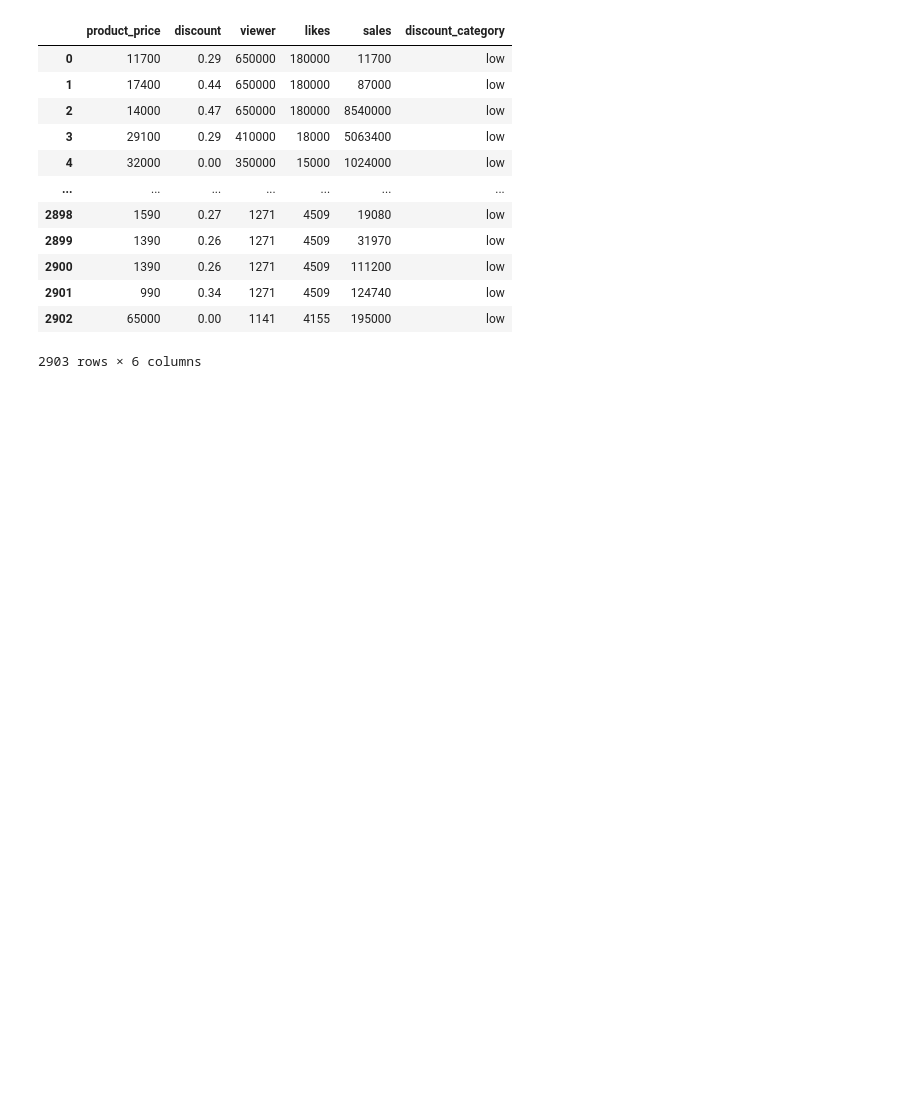
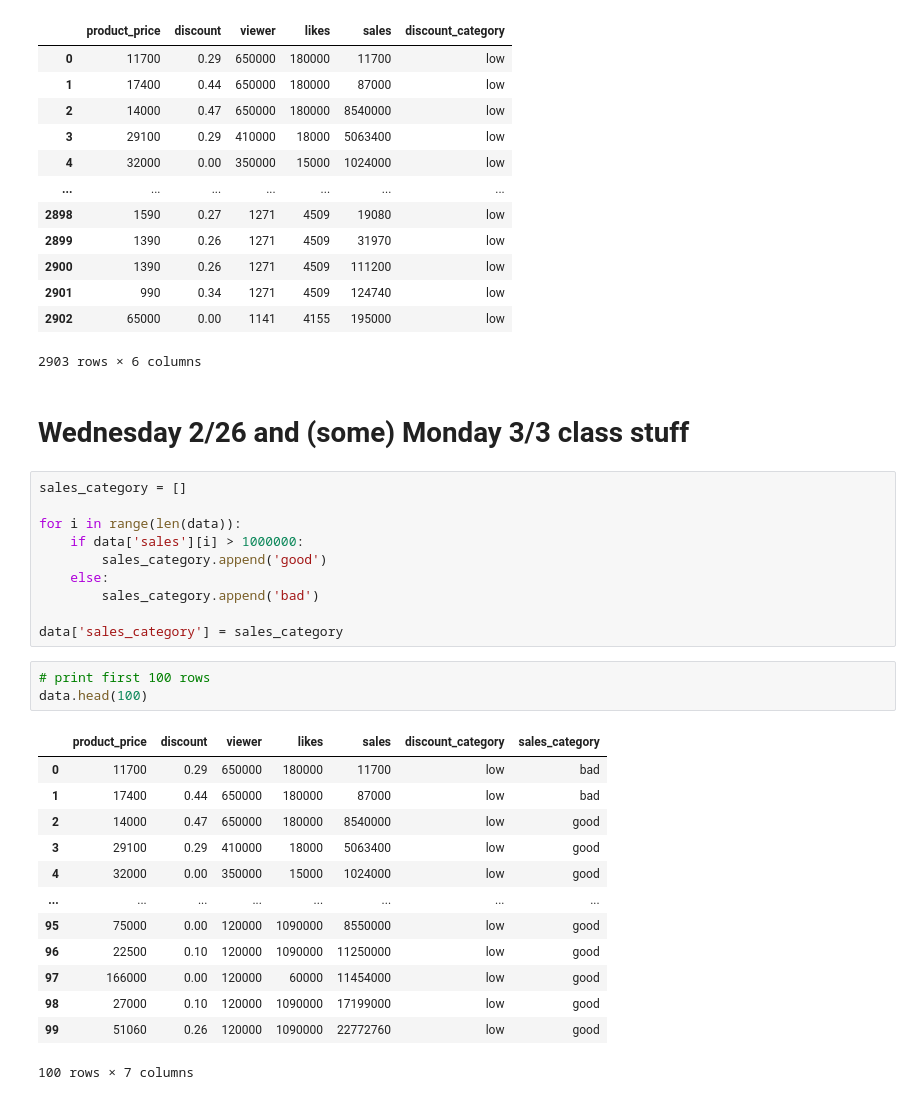
Before and after one commit to MR-SIR2525/python_basic, a Jupyter notebook: 2-24 pandas.ipynb, the cells around one changed output. Cells and saved outputs as stored; diff of their text form; blank space fills up the shorter version.

```diff
--- a/2-24 pandas.ipynb
+++ b/2-24 pandas.ipynb
@@ -71,3 +71,32 @@ data
 | 2901 | 990 | 0.34 | 1271 | 4509 | 124740 | low |
 | 2902 | 65000 | 0.00 | 1141 | 4155 | 195000 | low |
 2903 rows × 6 columns
+# %% [markdown]
+# Wednesday 2/26 and (some) Monday 3/3 class stuff
+# %%
+sales_category = []
+
+for i in range(len(data)):
+    if data['sales'][i] > 1000000:
+        sales_category.append('good')
+    else:
+        sales_category.append('bad')
+
+data['sales_category'] = sales_category
+# %%
+# print first 100 rows
+data.head(100)
+# %% [output]
+|  | product_price | discount | viewer | likes | sales | discount_category | sales_category |
+| 0 | 11700 | 0.29 | 650000 | 180000 | 11700 | low | bad |
+| 1 | 17400 | 0.44 | 650000 | 180000 | 87000 | low | bad |
+| 2 | 14000 | 0.47 | 650000 | 180000 | 8540000 | low | good |
+| 3 | 29100 | 0.29 | 410000 | 18000 | 5063400 | low | good |
+| 4 | 32000 | 0.00 | 350000 | 15000 | 1024000 | low | good |
+| ... | ... | ... | ... | ... | ... | ... | ... |
+| 95 | 75000 | 0.00 | 120000 | 1090000 | 8550000 | low | good |
+| 96 | 22500 | 0.10 | 120000 | 1090000 | 11250000 | low | good |
+| 97 | 166000 | 0.00 | 120000 | 60000 | 11454000 | low | good |
+| 98 | 27000 | 0.10 | 120000 | 1090000 | 17199000 | low | good |
+| 99 | 51060 | 0.26 | 120000 | 1090000 | 22772760 | low | good |
+100 rows × 7 columns
```
Also changed, not shown: parts of 10 cells of this notebook.
